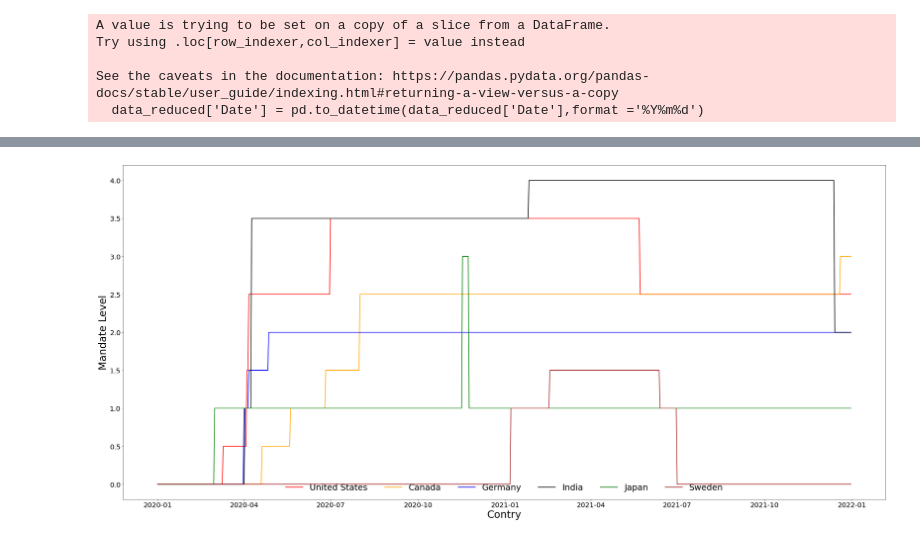
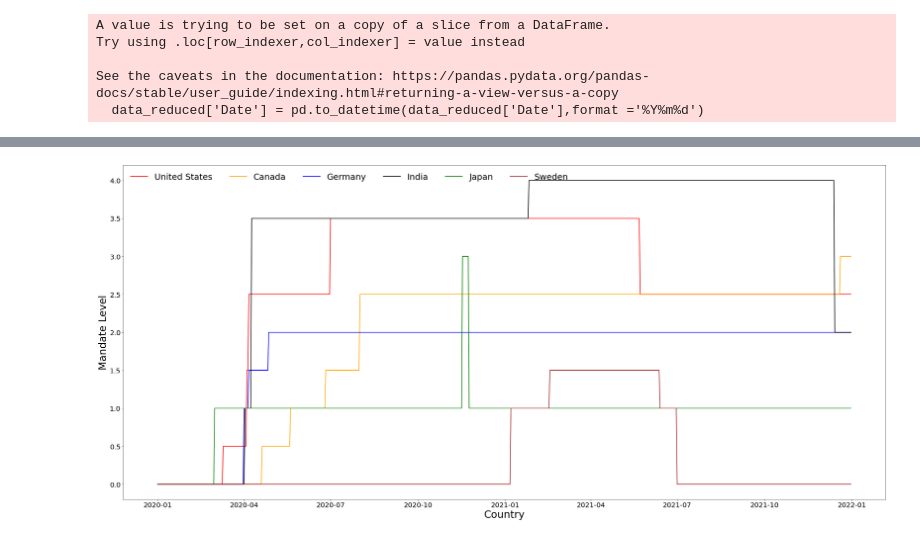
Before and after one commit to ranusuri/Team-A-Project-1, a Jupyter notebook: andres_pulido/six_countries.ipynb, the cells around one changed output, grey strips where cells are left out. Drawn from its saved outputs; the diff is of its cells as text; code cells hidden in the pictures.

```diff
--- a/andres_pulido/six_countries.ipynb
+++ b/andres_pulido/six_countries.ipynb
@@ -49 +74,4 @@ H6_combined             object
 dtype: object
+# %%
+data_reduced.insert(5, 'daily_cases','')
+data_reduced
@@ -49,0 +92,4 @@ dtype: object
+# %%
+#removing NaN
+data_reduced['ConfirmedCases'] =data_reduced['ConfirmedCases'].fillna(0)
+data_reduced
@@ -49,0 +137,3 @@ dtype: object
+# %%
+data_reduced['daily_cases'] =data_reduced['ConfirmedCases'].diff()
+data_reduced['ConfirmedCases'].diff().plot()
@@ -72,6 +165,6 @@ data_truncated.head(5)
 # %%
-data_six = data_truncated.loc[data_truncated['CountryName'].isin(['United States','Canada','Germany','India',
-                                                                  'Japan','Sweden']) & data_truncated['Jurisdiction'].isin(['NAT_TOTAL']) ]
+data_six = data_truncated.loc[data_truncated['CountryName'].isin([''United States','Canada','Germany','India',
+                                                                  'Japan','Sweden]) & data_truncated['Jurisdiction'].isin(['NAT_TOTAL']) ]
 # %%
 usa_df = data_six.loc[data_truncated['CountryName'].isin(['United States'])]
 x_usa = usa_df[['H6_combined_numeric']]
@@ -99,17 +192,17 @@ dates_sweden = sweden_df[['Date']]
 # %%
 plt.subplots(figsize=(40, 18))
 plt.plot(dates_usa,x_usa,linewidth=2, markersize=10,color="red")
 plt.plot(dates_canada,x_canada,linewidth=2, markersize=10,color="orange")
 plt.plot(dates_germany,x_germany,linewidth=2, markersize=10,color="blue")
 plt.plot(dates_india,x_india,linewidth=2, markersize=10,color="k")
 plt.plot(dates_japan,x_japan,linewidth=2, markersize=10,color="green")
 plt.plot(dates_sweden,x_sweden,linewidth=2, markersize=10,color="brown")
 plt.gca().legend(('United States','Canada','Germany','India','Japan','Sweden'),
-                 frameon=False, loc='lower center', ncol=6,fontsize=25)
-plt.xlabel('Contry', fontsize=30)
+                 frameon=False, loc='best', ncol=6,fontsize=25)
+plt.xlabel('Country', fontsize=30)
 plt.ylabel('Mandate Level', fontsize=30)
 plt.xticks(fontsize= 20)
 plt.yticks(fontsize= 20)
 plt.savefig("Mandates_six_cities.png")
 # %% [output]
-[figure, old version]
+[figure, new version]
```
Also changed, not shown: parts of 16 cells of this notebook, 2 other files.
